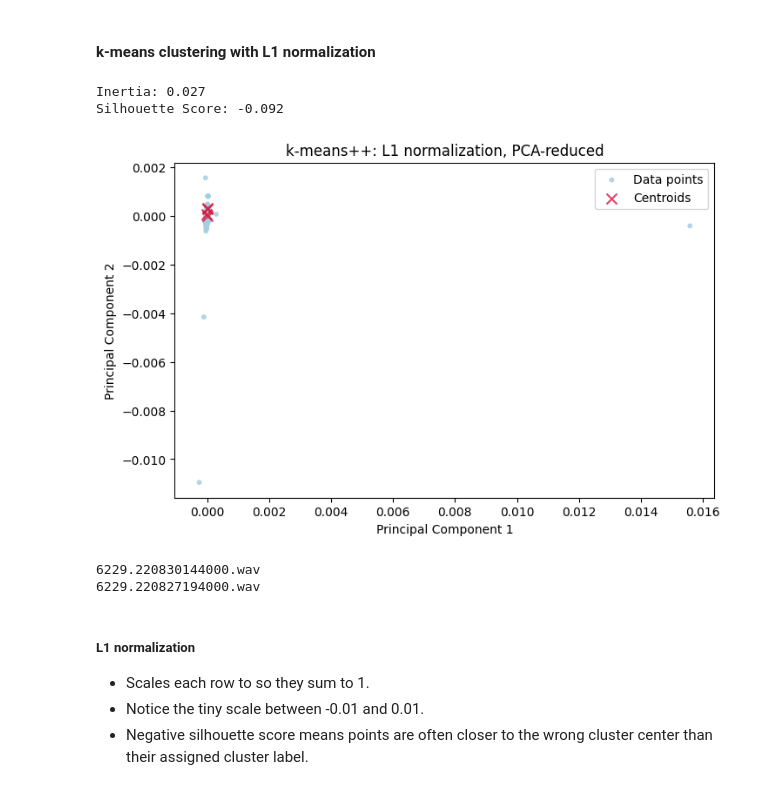
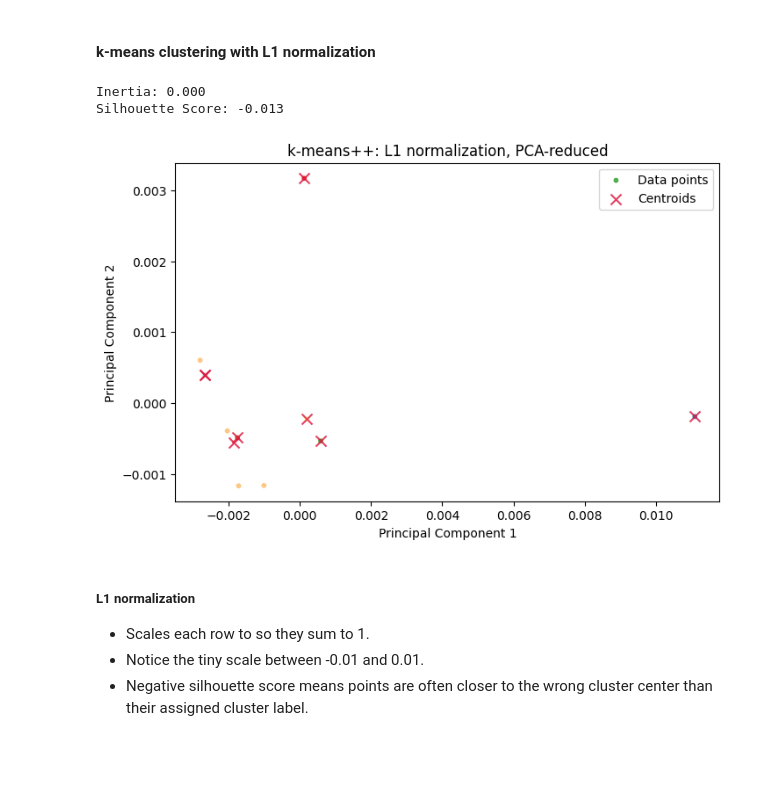
Before and after one commit to ChristerKoldLindholm/bsc-christerkl, a Jupyter notebook: data_exploration.ipynb, the cells around one changed output. Cells and saved outputs as stored; diff of their text form; code cells hidden in the pictures; blank space fills up the shorter version.

```diff
--- a/data_exploration.ipynb
+++ b/data_exploration.ipynb
@@ -351,10 +312,12 @@ X, ids = tensor_to_reduced_x(loader, max_pts=max_pts, skip_secs=2, dtype=torch.f
+# %%
+graph_path = Path.cwd() / "graphs" / "week6-7_figs"
 # %% [markdown]
 #### k-means++
 # %%
 seed = 104 # Constant random seed for clustering initialization.
-k = 4 # k clusters.
+k = 8 # k clusters.
 b = 256 * multiprocessing.cpu_count() # Batch size for 12 logical cores.
-batch_kmeans = MiniBatchKMeans(
+kmeans = MiniBatchKMeans(
     n_clusters=k,
     init="k-means++",
     n_init=10,
@@ -366,47 +329,44 @@ batch_kmeans = MiniBatchKMeans(
 #### k-means clustering with L1 normalization
 # %%
 X_l1 = normalize(X, norm="l1", axis=1) # Row-wise L1 normalization.
-batch_kmeans.fit(X_l1)
-kbm_labels = batch_kmeans.labels_
-kbm_centers = batch_kmeans.cluster_centers_
-kbm_inertia = batch_kmeans.inertia_
-kbm_silhs = silhouette_score(X_l1, kbm_labels)
+kmeans.fit(X_l1)
+l1_labels = kmeans.labels_
+l1_centers = kmeans.cluster_centers_
+l1_inertia = kmeans.inertia_
+l1_silhs = silhouette_score(X_l1, l1_labels)
+
+print(f"Inertia: {l1_inertia:.3f}")
+print(f"Silhouette Score: {l1_silhs:.3f}")
+# %% [output]
+Inertia: 0.000
+Silhouette Score: -0.013
-# %%
-print(f"Inertia: {kbm_inertia:.3f}")
-print(f"Silhouette Score: {kbm_silhs:.3f}")
-# %% [output]
-Inertia: 0.027
-Silhouette Score: -0.092
 # %%
 pca_reducer = PCA(n_components=2, random_state=seed)
 Z = pca_reducer.fit_transform(X_l1)
-Z_centers = pca_reducer.transform(kbm_centers)
+Z_centers = pca_reducer.transform(l1_centers)
 # %%
 cmap = mpl.colormaps.get_cmap("Paired")
 
 fig, ax = plt.subplots(figsize=(8, 5))
 
-ax.scatter(Z[:, 0], Z[:, 1], c=kbm_labels, cmap=cmap, s=10, alpha=0.8, label="Data points")
+ax.scatter(Z[:, 0], Z[:, 1], c=l1_labels, cmap=cmap, s=10, alpha=0.8, label="Data points")
 ax.scatter(Z_centers[:, 0], Z_centers[:, 1], c="crimson", alpha=0.8, s=75, marker="x", label="Centroids")
 
 # ax.set_xlim(-0.001, 0.001)
 # ax.set_ylim(-0.001, 0.001)
 ax.set_title("k-means++: L1 normalization, PCA-reduced")
 ax.set_xlabel("Principal Component 1")
 ax.set_ylabel("Principal Component 2")
 
-plt.savefig(fname=graph_path / f"kmeans_L1_pca_{max_pts}.png", dpi=300)
+plt.savefig(fname=graph_path / f"kmeans_L1_pca_{max_points}.png", dpi=300)
 
 ax.legend()
 plt.show()
 # %% [output]
-[figure, old version]
+[figure, new version]
 # %%
-print(ids[Z.argmin(axis=0)[0]]) # Loud crashing noise
-print(ids[Z.argmax(axis=0)[0]]) # Loud crashing noise.
+# print(ids[Z.argmin(axis=0)[0]]) # Loud crashing noise
+# print(ids[Z.argmax(axis=0)[0]]) # Loud crashing noise.
-# %% [output]
-6229.220830144000.wav
-6229.220827194000.wav
 # %% [markdown]
 ##### L1 normalization
 - Scales each row to so they sum to 1.
```
Also changed, not shown: parts of 45 cells of this notebook, 6 other files.
